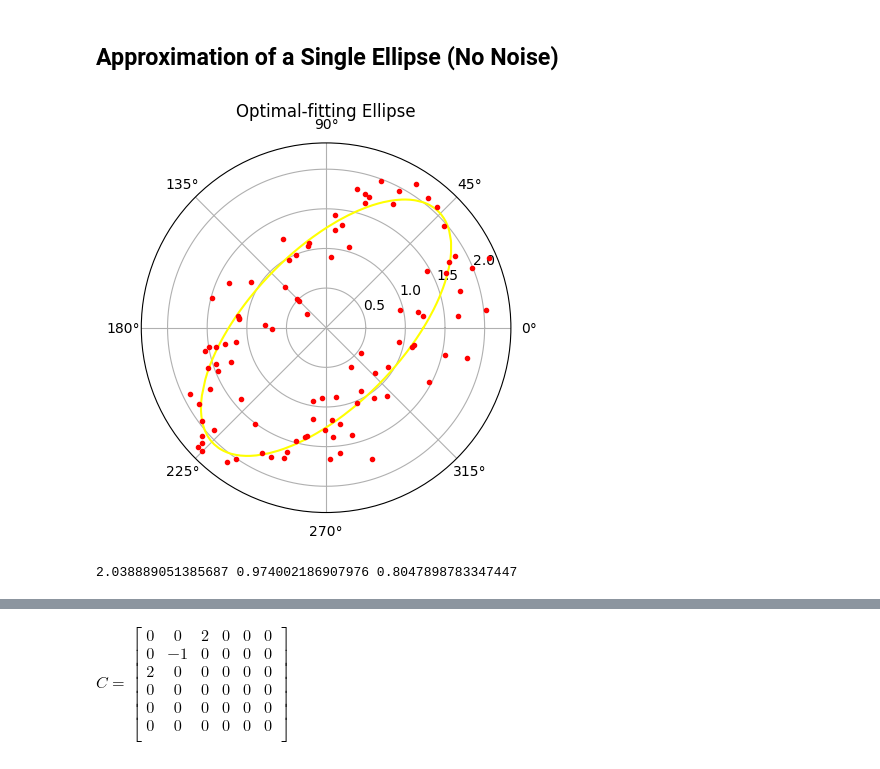
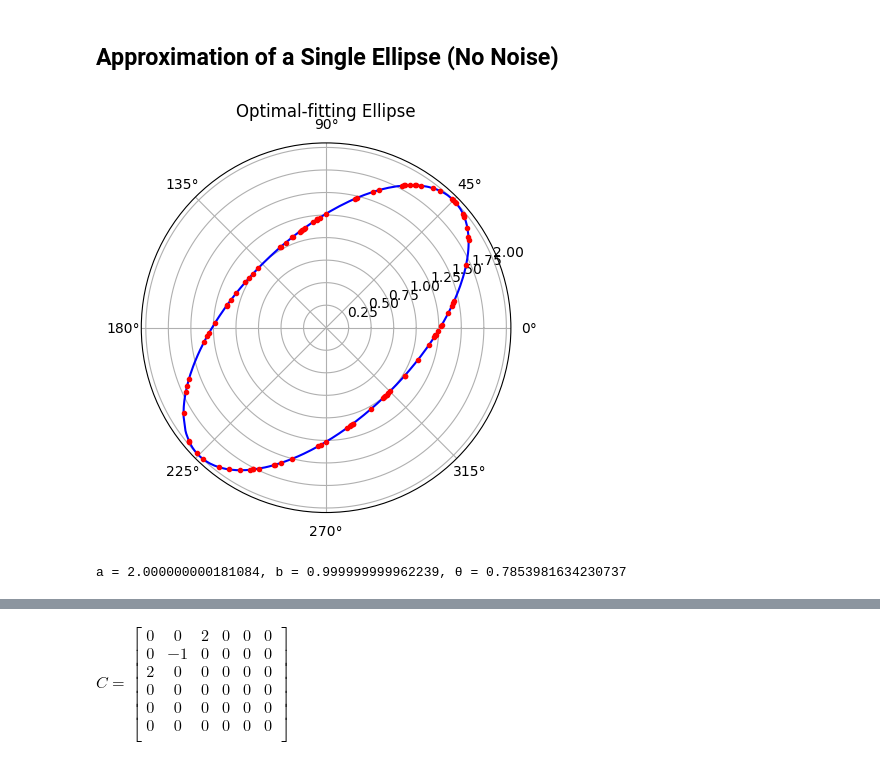
Before and after one commit to AndrewJSchoen/Jupyter, a Jupyter notebook: Tensor.ipynb, the cells around one changed output, grey strips where cells are left out. Cells and saved outputs as stored; diff of their text form; code cells hidden in the pictures.

```diff
--- a/Tensor.ipynb
+++ b/Tensor.ipynb
@@ -27,9 +27,9 @@ function generate_parametric_ellipse(a, b, θ=0, n=100, noise=0)
 end;
 # %%
 angles = [angle for angle in 0:π/6:π]
-f1 = figure("Ellipses",figsize=(10,10))
+f1 = figure("Ellipses",figsize=(25,25))
 for (i, angle) in enumerate(angles)
-    data = generate_ellipse(2,1,angle,100,0.4)
+    data = generate_ellipse(2,1,angle,100,0.2)
     ax1 = subplot(1,length(angles),i, polar=true,)
     t = title(string("Ellipse ",(i-1)*30,"°"))
     pl1 = plot( data[:,1], data[:,2], linestyle="None", marker="." ) ;
@@ -56,32 +56,32 @@ end
 # %%
 #Create an ellipse dataset
 datasize = 100
-rawdata = generate_ellipse(2,1,π/4,datasize,0.3)
+rawdata = generate_ellipse(2,1,π/4,datasize,0)
 angles = vec(rawdata[:,1])
 oradii = vec(rawdata[:,2])
-#no_noise_single_model = Model(solver=MosekSolver(MSK_IPAR_LOG=0))
-no_noise_single_model = Model(solver=NLoptSolver(algorithm=:LN_COBYLA))
+no_noise_single_model = Model(solver=IpoptSolver(print_level=0))
 @variable(no_noise_single_model, a>=0)
 @variable(no_noise_single_model, b>=0)
 @variable(no_noise_single_model, π>=θ>=0)
+@constraint(no_noise_single_model, a >= b)
 @NLexpression(no_noise_single_model, e[i=1:length(angles)],1/sqrt((cos(angles[i]-θ)/a)^2+(sin(θ-angles[i])/b)^2))
 @NLobjective(no_noise_single_model, Min, sum((oradii[i]-e[i])^2 for i in 1:length(angles)))
-setvalue(a, 1)
-setvalue(b, 1)
+setvalue(a, rand())
+setvalue(b, rand())
 setvalue(θ, π/2)
 s = solve(no_noise_single_model)
 opt_a = getvalue(a)
 opt_b = getvalue(b)
 opt_θ = getvalue(θ)
 opt_e = getvalue(e)
-println(string(opt_a, " ",opt_b, " ",opt_θ))
+println(string("a = ",opt_a, ", b = ",opt_b, ", θ = ",opt_θ))
 
 optdata = generate_ellipse(opt_a,opt_b,opt_θ,500,0)
 ax1 = subplot(1,1,1, polar=true,)
 title("Optimal-fitting Ellipse")
-po = plot( optdata[:,1], optdata[:,2], linestyle="-", marker="None",color="yellow" ) ;
+po = plot( optdata[:,1], optdata[:,2], linestyle="-", marker="None",color="blue" ) ;
 pr = plot( rawdata[:,1], rawdata[:,2], linestyle="None", marker=".",color="red") ;
 ax1[:set_theta_zero_location]("E") ;
 # %% [output]
-[figure, old version]
+[figure, new version]
-2.038889051385687 0.974002186907976 0.8047898783347447
+a = 2.000000000181084, b = 0.999999999962239, θ = 0.7853981634230737
```
Also changed, not shown: parts of 9 cells of this notebook.
